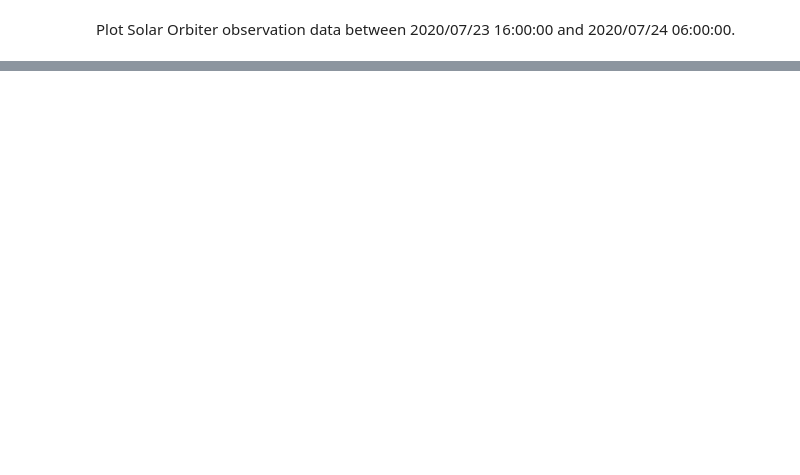
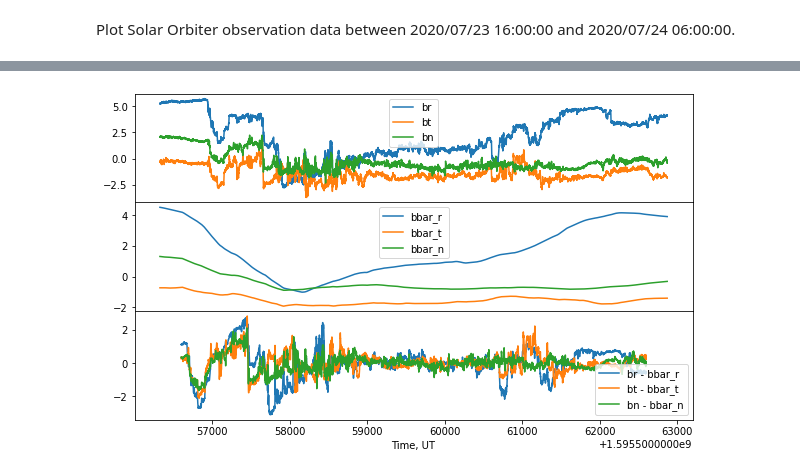
Before and after one commit to cdppirap/speasy_examples, a Jupyter notebook: kelvin_helmholtz/solar_orbiter_kelvin_helmholtz.ipynb, the cells around one changed output, grey strips where cells are left out. Saved outputs shown, nothing was run; the diff lists cells and outputs as text; code cells hidden in the pictures; blank space fills up the shorter version.

```diff
--- a/kelvin_helmholtz/solar_orbiter_kelvin_helmholtz.ipynb
+++ b/kelvin_helmholtz/solar_orbiter_kelvin_helmholtz.ipynb
@@ -29,0 +30,45 @@ plt.show()
+# %%
+from scipy.interpolate import interp1d
+import numpy as np
+import pandas as pd
+
+def delta_mean(x, step=1, mean_window=20*60):
+    fx = interp1d(x.time, x.data, axis=0)
+    # interpolation time
+    nt = np.arange(b_data.time[0], b_data.time[-1], step)
+    # interpolated data
+    nx = fx(nt)
+    # create datafream
+    df = pd.DataFrame(data = nx, index=nt)
+    # rolling mean
+    rw = int(mean_window/step)
+    bbar = b_ts.rolling(rw).mean()
+    # interpolate rolling mean value
+    fxbar = interp1d(bbar.index-(mean_window/2), bbar.values, axis=0, bounds_error=False)
+    # mean value interpolated
+    nxbar = fxbar(nt)
+
+    return nt, nxbar, nx
+# %%
+fig, ax = plt.subplots(3,1, figsize=(10, 6))
+b_param = parameter_data[0]
+
+tt, xx, yy = delta_mean(b_param)
+lines=ax[0].plot(parameter_data[0].time, parameter_data[0].data)
+ax[0].legend(lines, ["br","bt","bn"])
+ax[0].set_xticks([])
+lines=ax[1].plot(tt,xx)
+ax[1].legend(lines, ["bbar_r","bbar_t","bbar_n"])
+
+lines=ax[2].plot(tt,yy - xx)
+ax[2].legend(lines, ["br - bbar_r","bt - bbar_t","bn - bbar_n"])
+
+
+from speasy_utils.plot import set_date_xticks
+set_date_xticks(ax[1])
+ax[-1].set_xlabel("Time, UT")
+ax[-1].set_xlim(b_param.time.min(), b_param.time.max())
+plt.subplots_adjust(wspace=0, hspace=0)
+plt.show()
+# %% [output]
+[figure, added]
```
Also changed, not shown: parts of 6 cells of this notebook, 2 other files.
